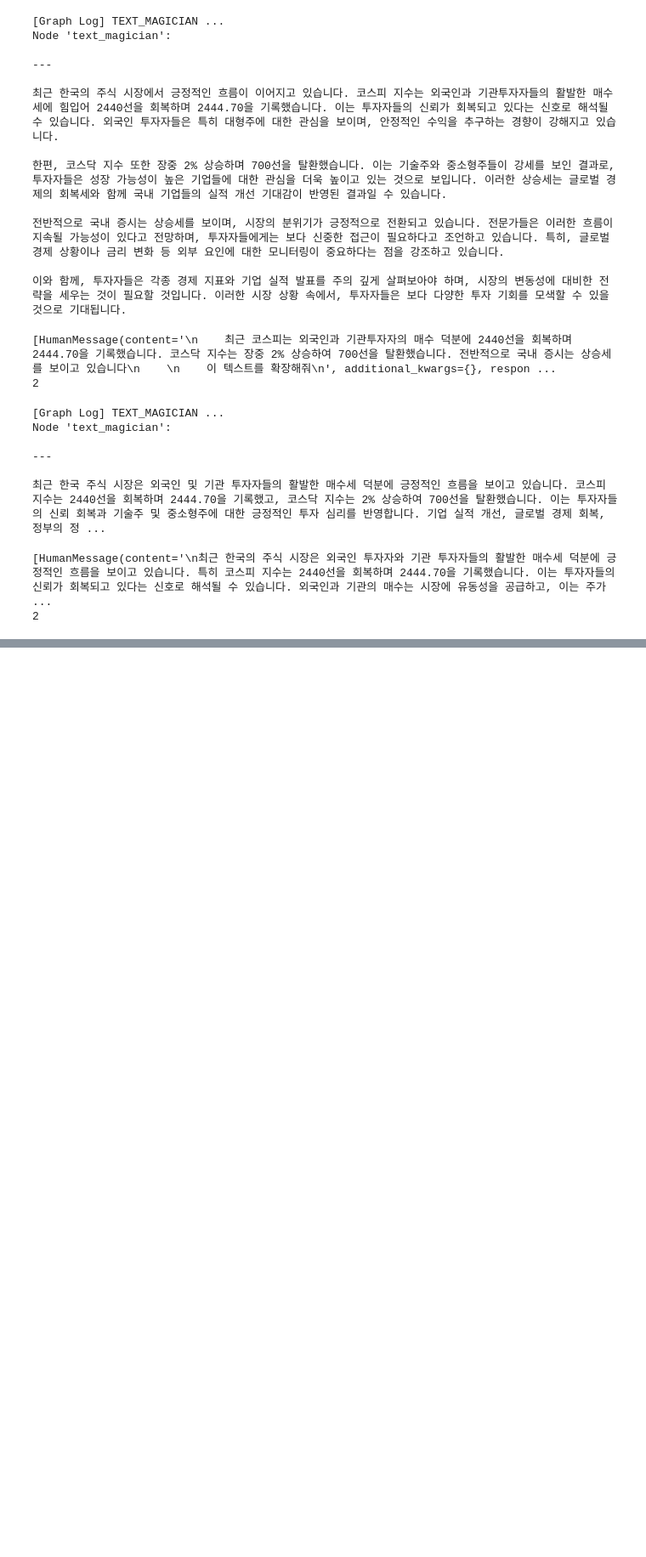
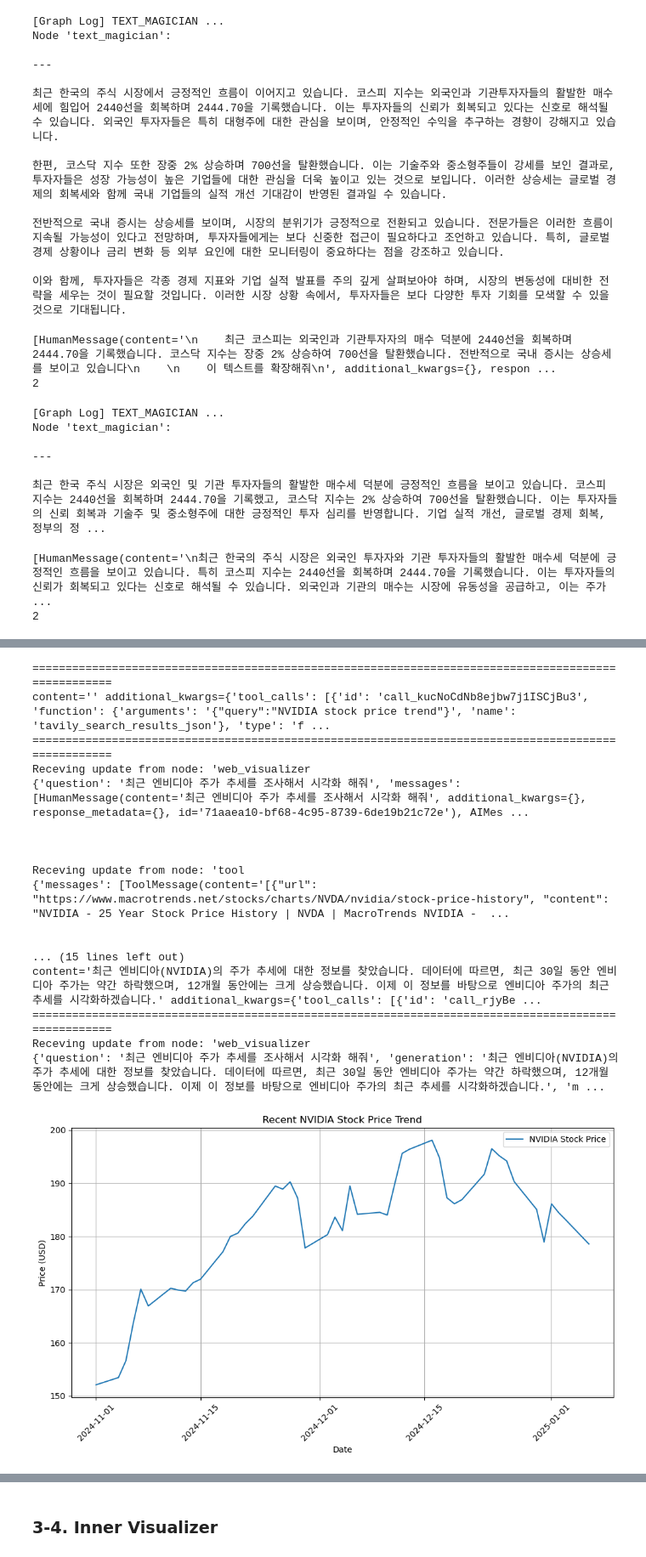
Before and after one commit to greatsangho/SKN05-FINAL-3TEAM, a Jupyter notebook: model/merge_process.ipynb, the cells around one changed output, grey strips where cells are left out. Shown at 85% size. Drawn from its saved outputs; the diff is of its cells as text; code cells hidden in the pictures; blank space fills up the shorter version.

```diff
--- a/model/merge_process.ipynb
+++ b/model/merge_process.ipynb
@@ -267,0 +279,28 @@ print(len(value["messages"]))
+# %%
+initial_input = {'question' : "최근 엔비디아 주가 추세를 조사해서 시각화 해줘"}
+thread = {"configurable" : {"thread_id" : "2"}}
+
+for chunk in app.stream(initial_input, thread, stream_mode="updates"): # update 된 state 값만 가져옴져옴
+    for node, values in chunk.items():
+        print(f"Receving update from node: '{node}")
+        print(values)
+        print("\n\n")
+# %% [output]
+====================================================================================================
+content='' additional_kwargs={'tool_calls': [{'id': 'call_kucNoCdNb8ejbw7j1ISCjBu3', 'function': {'arguments': '{"query":"NVIDIA stock price trend"}', 'name': 'tavily_search_results_json'}, 'type': 'f ...
+====================================================================================================
+Receving update from node: 'web_visualizer
+{'question': '최근 엔비디아 주가 추세를 조사해서 시각화 해줘', 'messages': [HumanMessage(content='최근 엔비디아 주가 추세를 조사해서 시각화 해줘', additional_kwargs={}, response_metadata={}, id='71aaea10-bf68-4c95-8739-6de19b21c72e'), AIMes ...
+
+
+
+Receving update from node: 'tool
+{'messages': [ToolMessage(content='[{"url": "https://www.macrotrends.net/stocks/charts/NVDA/nvidia/stock-price-history", "content": "NVIDIA - 25 Year Stock Price History | NVDA | MacroTrends NVIDIA -  ...
+
+
+... (15 lines left out)
+content='최근 엔비디아(NVIDIA)의 주가 추세에 대한 정보를 찾았습니다. 데이터에 따르면, 최근 30일 동안 엔비디아 주가는 약간 하락했으며, 12개월 동안에는 크게 상승했습니다. 이제 이 정보를 바탕으로 엔비디아 주가의 최근 추세를 시각화하겠습니다.' additional_kwargs={'tool_calls': [{'id': 'call_rjyBe ...
+====================================================================================================
+Receving update from node: 'web_visualizer
+{'question': '최근 엔비디아 주가 추세를 조사해서 시각화 해줘', 'generation': '최근 엔비디아(NVIDIA)의 주가 추세에 대한 정보를 찾았습니다. 데이터에 따르면, 최근 30일 동안 엔비디아 주가는 약간 하락했으며, 12개월 동안에는 크게 상승했습니다. 이제 이 정보를 바탕으로 엔비디아 주가의 최근 추세를 시각화하겠습니다.', 'm ...
+[figure, added]
@@ -267,0 +317,2 @@ print(len(value["messages"]))
+# %% [markdown]
+### 3-4. Inner Visualizer
```
Also changed, not shown: parts of 18 cells of this notebook, 11 other files.
